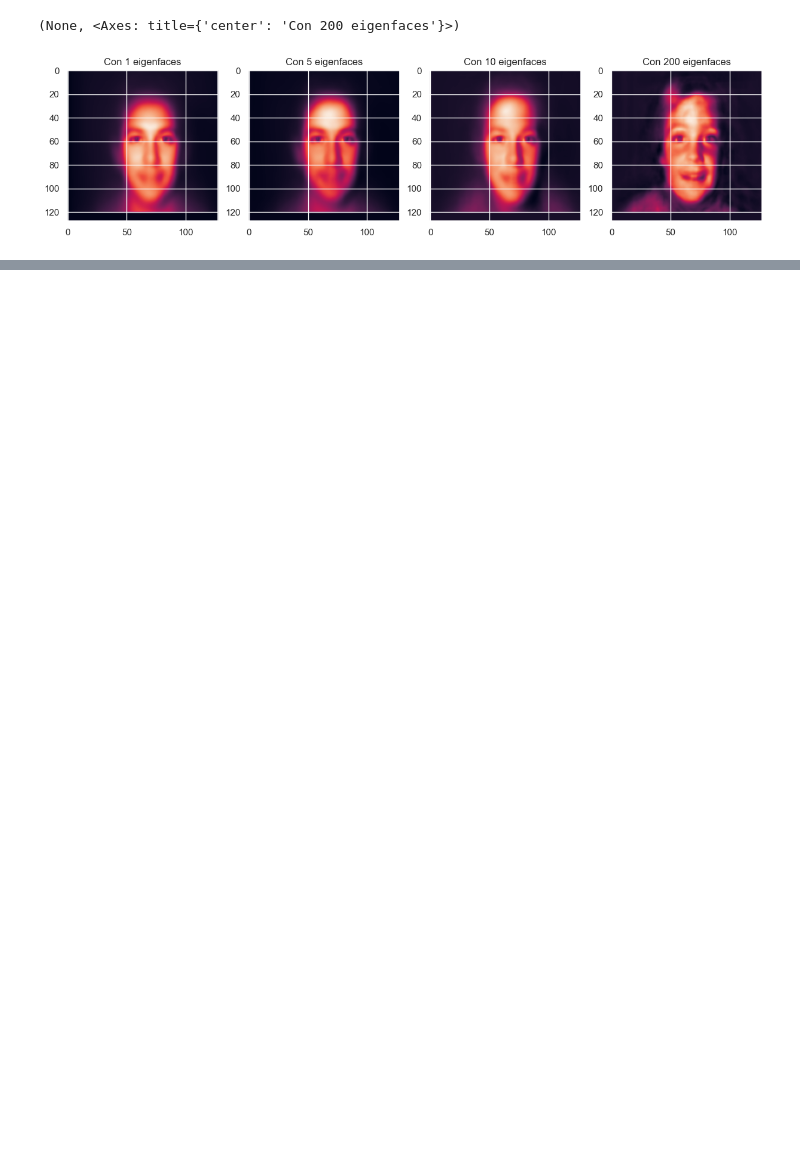
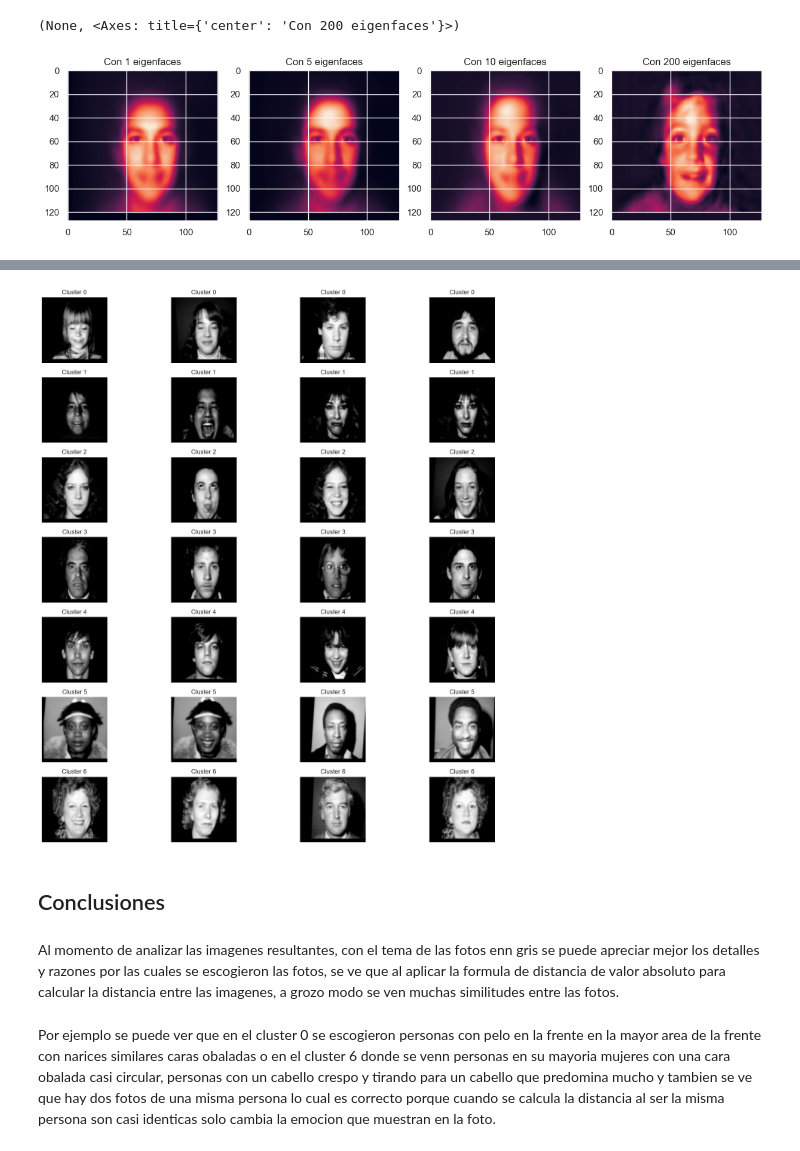
Before and after one commit to federico1605/statistic2, a Jupyter notebook: Tarea2/Punto1y2.ipynb, the cells around one changed output, grey strips where cells are left out. Drawn from its saved outputs; the diff is of its cells as text; code cells hidden in the pictures; blank space fills up the shorter version.

Commit message:
Entrega final

```diff
--- a/Tarea2/Punto1y2.ipynb
+++ b/Tarea2/Punto1y2.ipynb
@@ -180,0 +224,3 @@ plot_1_images(X[1])
+# %%
+pca = PCA(n_components=5)
+X_pca = pca.fit_transform(X)
@@ -180,0 +262,31 @@ plot_1_images(X[1])
+# %%
+selected_faces = []
+for cluster_id in range(7):
+    cluster_indices = np.where(predicted_labels == cluster_id)[0]
+    cluster_centroid = kmeans.centroids[cluster_id]
+
+    #Formula de distancia de valor absoluto
+    distances_to_centroid = [absolute_distance(X_pca[i], cluster_centroid) for i in cluster_indices]
+
+    sorted_indices = np.argsort(distances_to_centroid)
+    selected_faces.extend(cluster_indices[sorted_indices[:4]])
+# %%
+plt.figure(figsize=(15, 15))
+for i, face_idx in enumerate(selected_faces):
+    plt.subplot(7, 4, i + 1)
+    plt.imshow(X[face_idx].reshape(128, 128), cmap='gray')
+    plt.title(f'Cluster {predicted_labels[face_idx]}')
+    plt.axis('off')
+plt.tight_layout()
+plt.show()
+# %% [output]
+[figure, added]
+# %% [markdown]
+## Conclusiones
+# %% [markdown]
+Al momento de analizar las imagenes resultantes, con el tema de las fotos enn gris se puede apreciar mejor los detalles y
+razones por las cuales se escogieron las fotos, se ve que al aplicar la formula de distancia de valor absoluto para calcular la distancia
+entre las imagenes, a grozo modo se ven muchas similitudes entre las fotos.
+# %% [markdown]
+Por ejemplo se puede ver que en el cluster 0 se escogieron personas con pelo en la frente en la mayor area de la frente con narices similares
+caras obaladas o en el cluster 6 donde se venn personas en su mayoria mujeres con una cara obalada casi circular, personas con un cabello crespo y tirando para un cabello que predomina mucho y tambien se ve que hay dos fotos de una misma persona lo cual es correcto porque cuando se calcula la distancia al ser la misma persona son casi identicas solo cambia la emocion que muestran en la foto.
```
Also changed, not shown: parts of 23 cells of this notebook, 1 other file.
